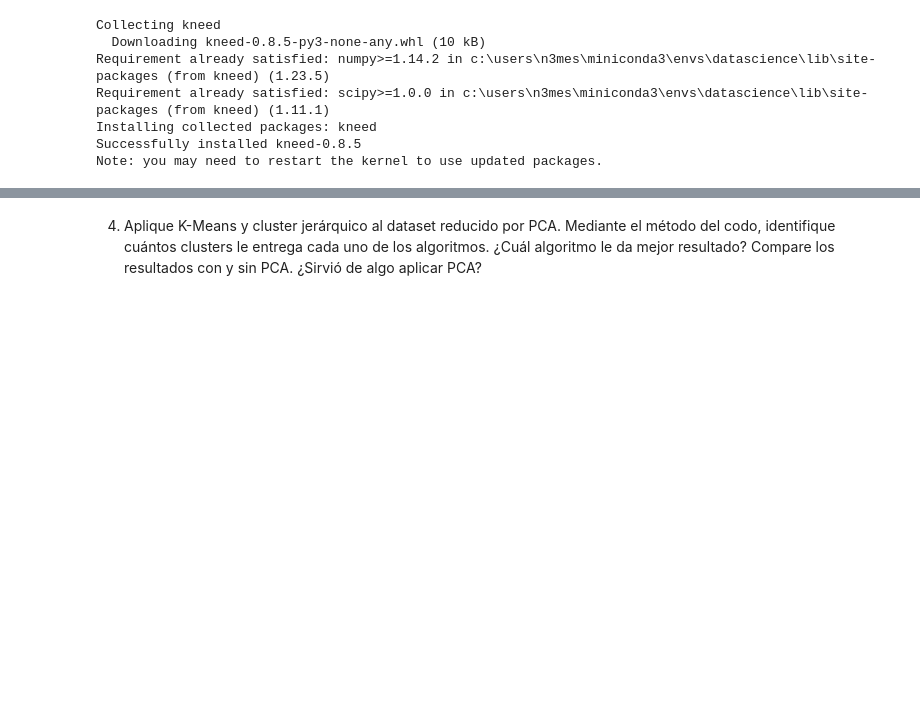
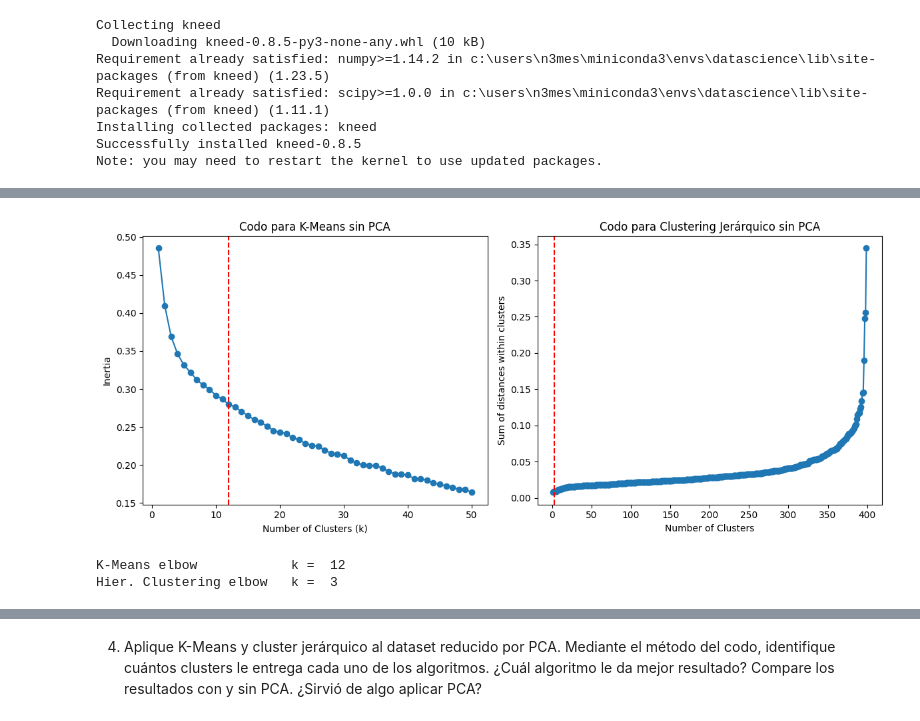
Before and after one commit to ElKroko/tarea-IA, a Jupyter notebook: 3. Olivetti Faces.ipynb, the cells around one changed output, grey strips where cells are left out. Saved outputs shown, nothing was run; the diff lists cells and outputs as text; code cells hidden in the pictures; blank space fills up the shorter version.

Commit message:
KMeans y Clustering Jerarquico con PCA

```diff
--- a/3. Olivetti Faces.ipynb
+++ b/3. Olivetti Faces.ipynb
@@ -63,24 +62,3 @@ Requirement already satisfied: scipy>=1.0.0 in c:\users\n3mes\miniconda3\envs\da
 Installing collected packages: kneed
 Successfully installed kneed-0.8.5
 Note: you may need to restart the kernel to use updated packages.
-# %%
-from kneed import KneeLocator
-from sklearn.cluster import KMeans
-
-# Aplicamos el metodo KMeans iterativamente para graficar su sse
-
-sse = []
-
-for k in range(5,45):
-    kmeans = KMeans(n_clusters=k)
-    kmeans.fit(data)
-    sse.append(kmeans.inertia_)
-
-# Graficamos SSE vs k
-
-fig, ax = plt.subplots(figsize=(20, 7))
-
-ax.scatter(range(5, 45), sse)
-ax.set_xticks(range(5, 45))
-ax.set_xlabel('Numero de clusters')
-ax.set_ylabel('SSE')
@@ -104,15 +65,20 @@ Returning the number of logical cores instead. You can silence this warning by s
 # %%
 from sklearn.cluster import KMeans
-import matplotlib.pyplot as plt
+from scipy.cluster.hierarchy import dendrogram, linkage
+from kneed import KneeLocator
 
 # Convert the data to float and scale it to [0, 1] range (important for image data)
 data_scaled = data.astype('float32') / 255.0
 
-# Elbow method for K-Means
-inertia_values = []
+# Elbow method para K-Means
+inertia_values_no_pca = []
 max_clusters = 50  # Maximum number of clusters to try
 
+# K-Means sin PCA
+inertia_values_no_pca = []
 for k in range(1, max_clusters + 1):
     kmeans = KMeans(n_clusters=k, random_state=42)
     kmeans.fit(data_scaled)
-    inertia_values.append(kmeans.inertia_)
+    inertia_values_no_pca.append(kmeans.inertia_)
+
+KL_KMeans_no_pca = KneeLocator(range(1,max_clusters + 1), inertia_values_no_pca, curve='convex', direction='decreasing')
@@ -173,0 +85,15 @@ Optimal number of clusters: 3
+# %%
+# Hierarchical Clustering without PCA
+linked_no_pca = linkage(data_scaled, method='ward')
+distances_no_pca = linked_no_pca[:, 2]
+
+# Calculate the first derivative of the distances
+differences_no_pca = [distances_no_pca[i] - distances_no_pca[i - 1] for i in range(1, len(distances_no_pca))]
+
+# Find the number of clusters using KneeLocator for Hierarchical Clustering without PCA
+kneedle_no_pca = KneeLocator(range(2, len(distances_no_pca) + 1), differences_no_pca, curve='convex', direction='decreasing')
+optimal_clusters_no_pca = kneedle_no_pca.elbow
+# %% [output]
+[figure, added]
+K-Means elbow            k =  12
+Hier. Clustering elbow   k =  3
```
Also changed, not shown: parts of 21 cells of this notebook.
